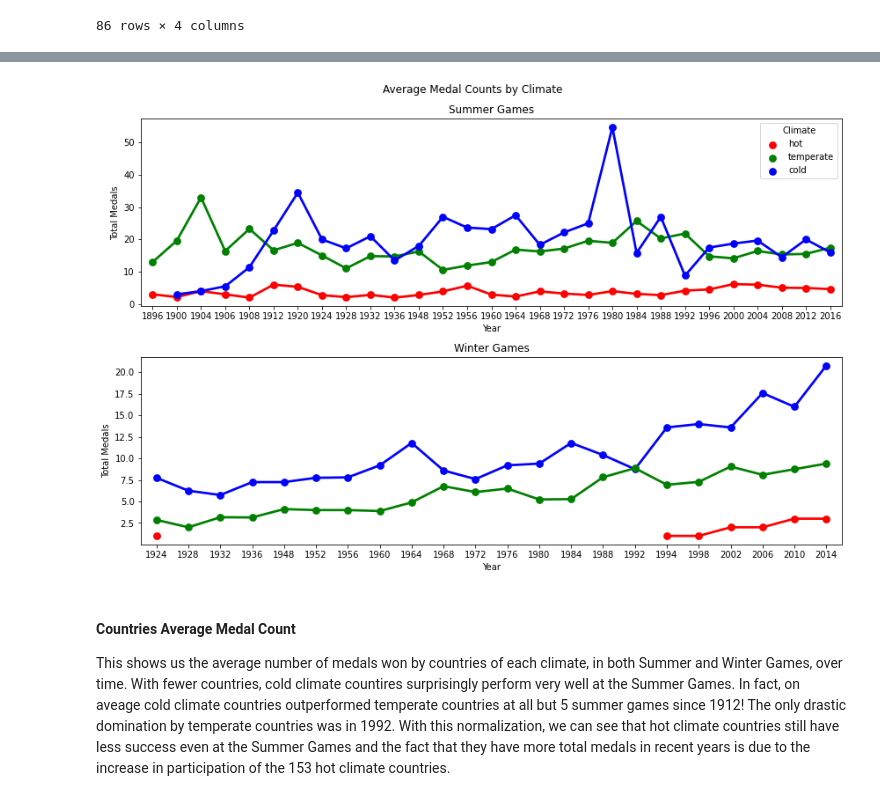
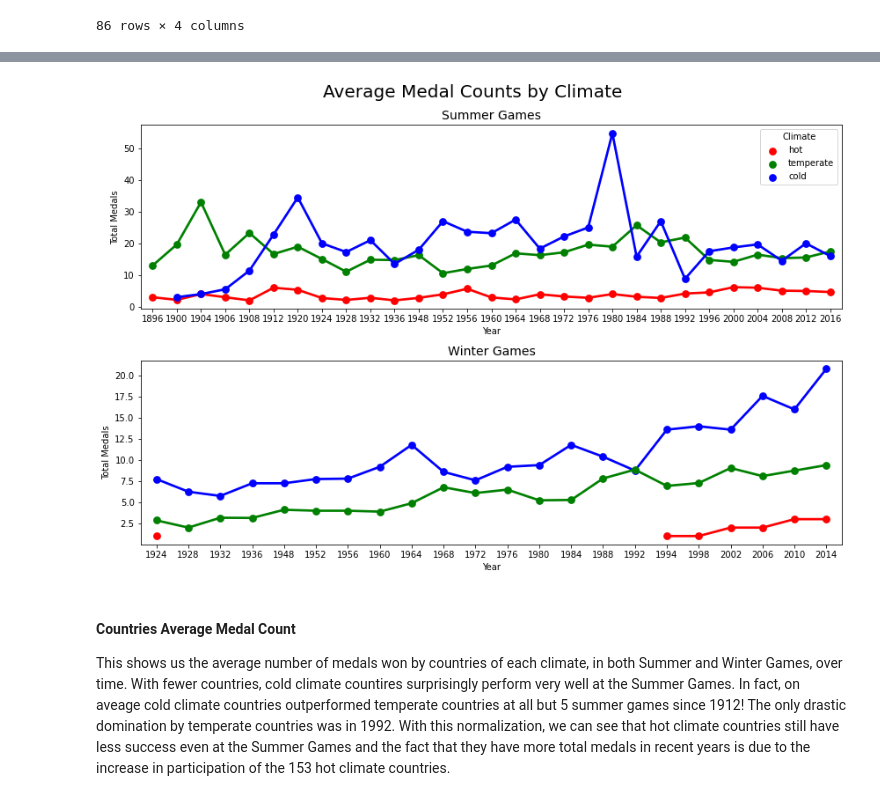
Before and after one commit to speedytmark/Draft_Project, a Jupyter notebook: TMark_ESullivan_4447_Final_Project_Olympics.ipynb, the cells around one changed output, grey strips where cells are left out. Saved outputs shown, nothing was run; the diff lists cells and outputs as text; code cells hidden in the pictures.

```diff
--- a/TMark_ESullivan_4447_Final_Project_Olympics.ipynb
+++ b/TMark_ESullivan_4447_Final_Project_Olympics.ipynb
@@ -2096,0 +2103,20 @@ This visulaization also highlights that there are significantly fewer cold clima
+# %%
+#Calculate the ntotal number of medals awarded at each Summer Games
+total_medals_summer=medals_summer.groupby(['Year'])['Medal'].sum()
+#Create a new column in the summer medals data frame containing the total
+medals_summer=pd.merge(medals_summer, total_medals_summer, how='inner', left_on='Year', right_on='Year')
+#Create a new column which contains the percent of total medals
+medals_summer['Medal Percent']=medals_summer['Medal_x']/medals_summer['Medal_y']
+#Rename columns and clean up
+medals_summer.rename(columns={'Medal_x':'Medal'}, inplace=True)
+medals_summer.drop(columns=['Medal_y'], inplace=True)
+# %%
+#Same steps for the Winter Games
+total_medals_winter=medals_winter.groupby(['Year'])['Medal'].sum()
+#Create a new column in the winter medals data frame containing the total
+medals_winter=pd.merge(medals_winter, total_medals_winter, how='inner', left_on='Year', right_on='Year')
+#Create a new column which contains the percent of total medals
+medals_winter['Medal Percent']=medals_winter['Medal_x']/medals_winter['Medal_y']
+#Rename columns and clean up
+medals_winter.rename(columns={'Medal_x':'Medal'}, inplace=True)
+medals_winter.drop(columns=['Medal_y'], inplace=True)
@@ -2106,18 +2159,18 @@ medals_winter['Avg Medals']=medals_winter['Medal']/medals_winter['Country']
 # %%
 fig, axs= plt.subplots(2,1, figsize=(12,8))
 sns.pointplot(data=medals_summer, x='Year', y='Avg Medals', hue='climate', palette=temp_palette, ax=axs[0])
 sns.pointplot(data=medals_winter, x='Year', y='Avg Medals', hue='climate', palette=temp_palette, ax=axs[1])
 axs[0].legend().set_title('Climate')
 axs[0].set_ylabel('Total Medals')
 axs[1].set_ylabel('Total Medals')
 axs[1].legend().set_visible(False)
-axs[0].set_title('Summer Games')
-axs[1].set_title('Winter Games')
-fig.suptitle('Average Medal Counts by Climate')
+fig.suptitle('Average Medal Counts by Climate', fontsize=20)
+axs[0].set_title('Summer Games', fontsize=14)
+axs[1].set_title('Winter Games', fontsize=14)
 plt.tight_layout()
 plt.show()
 # %% [output]
-[figure, old version]
+[figure, new version]
 # %% [markdown]
 #### Countries Average Medal Count
 
```
Also changed, not shown: parts of 12 cells of this notebook.
